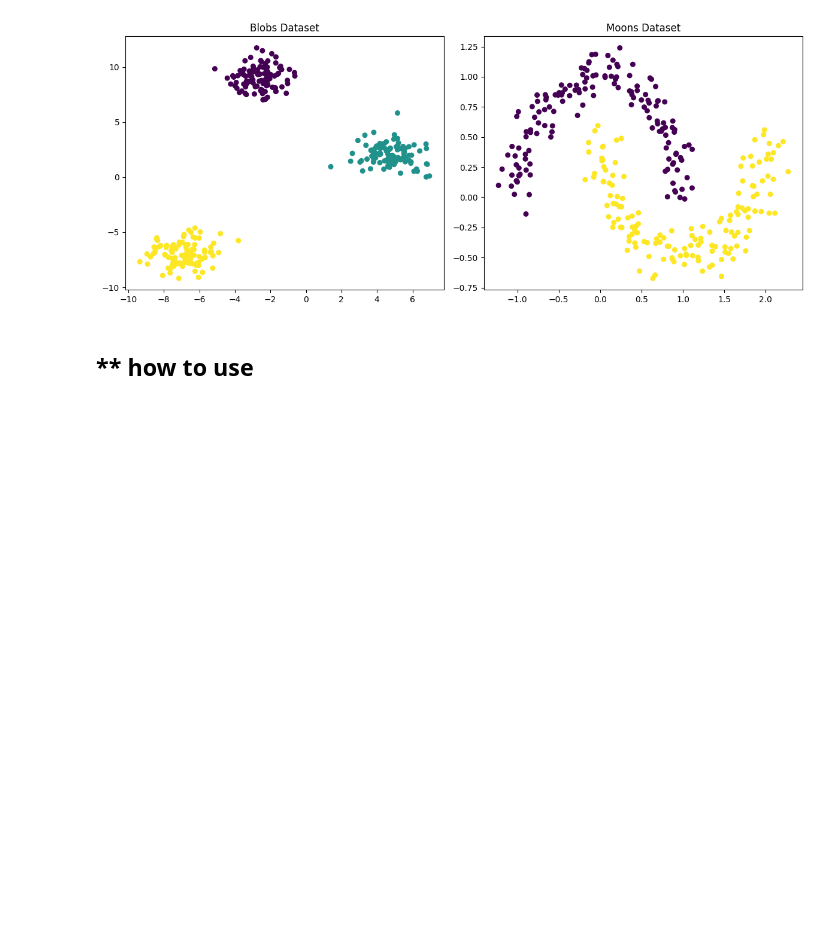
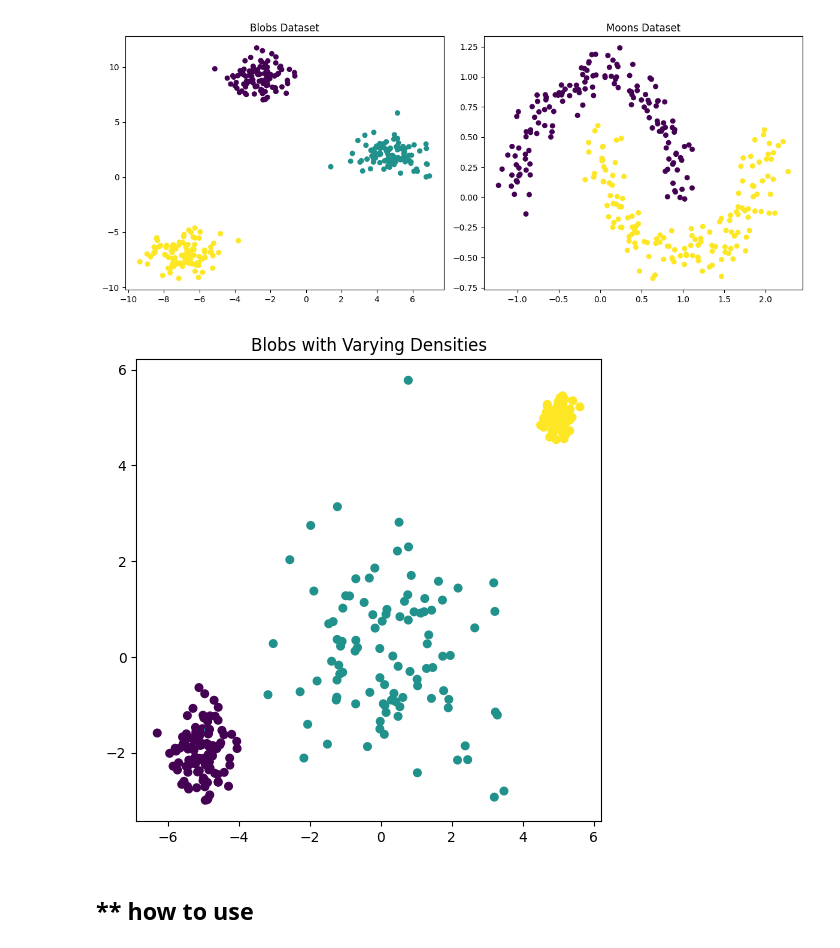
Before and after one commit to Dim314159/unsupervised, a Jupyter notebook: HDBSCAN_1.ipynb, the cells around one changed output. Saved outputs shown, nothing was run; the diff lists cells and outputs as text; code cells hidden in the pictures; blank space fills up the shorter version.

```diff
--- a/HDBSCAN_1.ipynb
+++ b/HDBSCAN_1.ipynb
@@ -363,6 +363,27 @@ plt.tight_layout()
 plt.show()
 # %% [output]
 [figure]
+# %%
+
+# Create varying density blobs
+centers = [[-5, -2], [0, 0], [5, 5]]
+cluster_std = [0.5, 1.5, 0.2]  # different standard deviations for each cluster
+
+# Generate dataset
+varied_blobs_data, varied_blobs_labels = make_blobs(
+    n_samples=[100, 100, 100],
+    centers=centers,
+    cluster_std=cluster_std,
+    random_state=42
+)
+
+# Plot the dataset
+plt.figure(figsize=(6, 6))
+plt.scatter(varied_blobs_data[:, 0], varied_blobs_data[:, 1], c=varied_blobs_labels, cmap='viridis', s=30)
+plt.title("Blobs with Varying Densities")
+plt.show()
+# %% [output]
+[figure, added]
 # %% [markdown]
 ## ** how to use
 # %%
```
Also changed, not shown: parts of 12 cells of this notebook.
